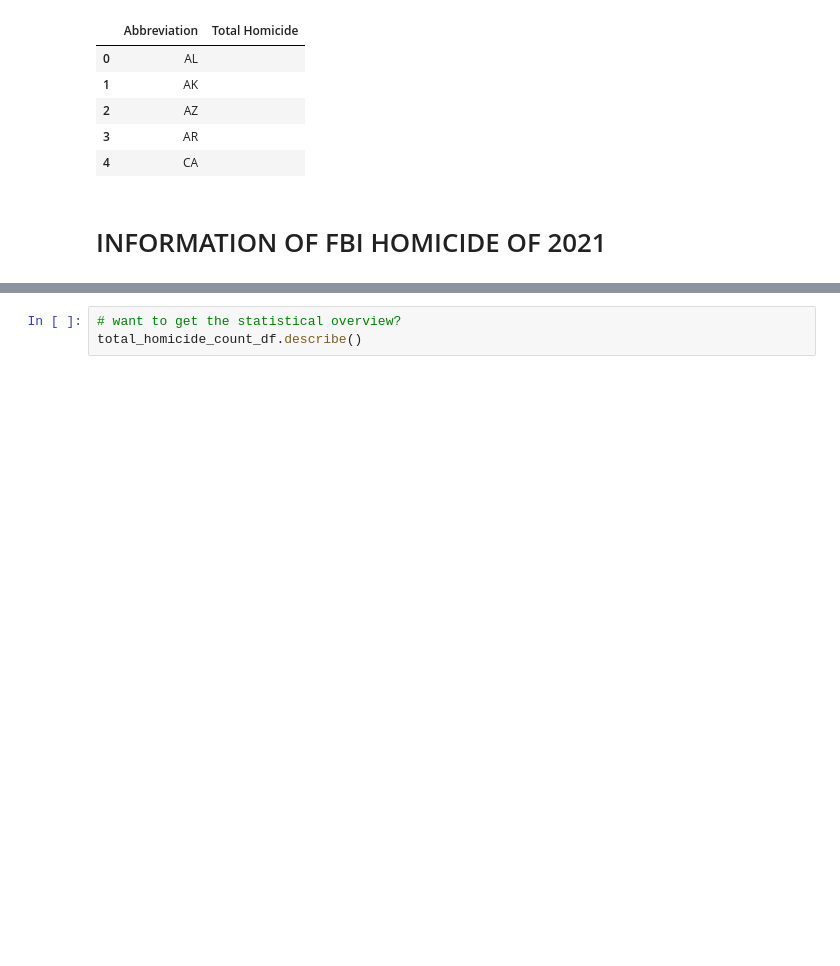
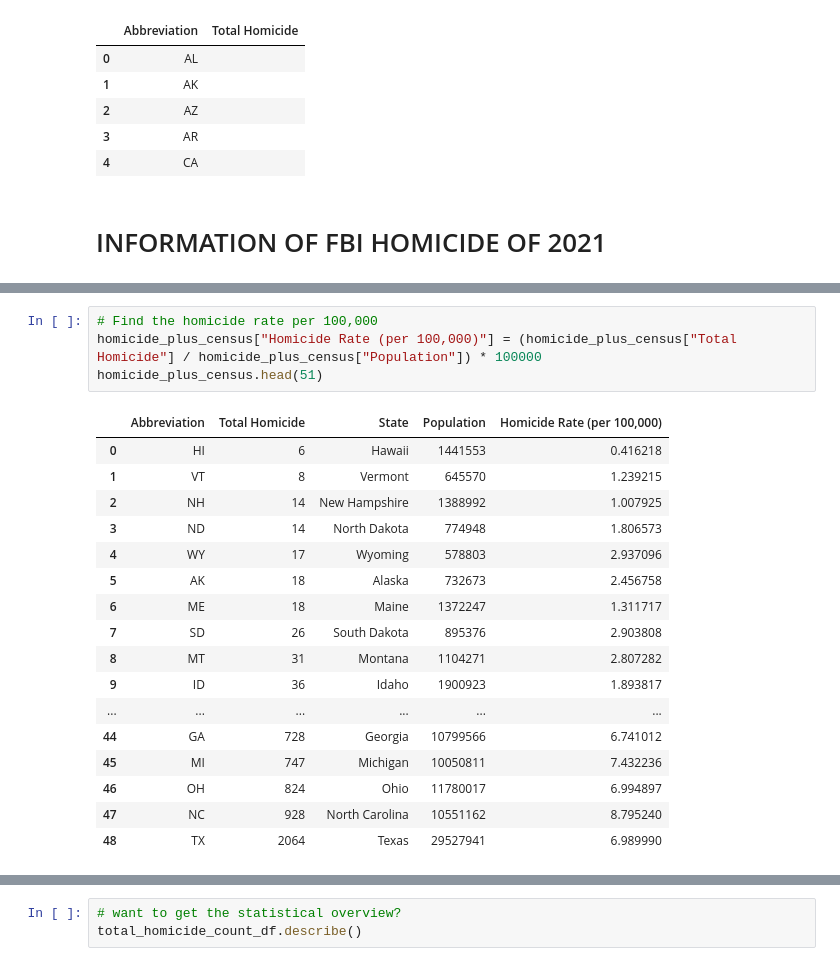
Before and after one commit to hrollin5/project_one, a Jupyter notebook: data_prep.ipynb, the cells around one changed output, grey strips where cells are left out. Cells and saved outputs as stored; diff of their text form; blank space fills up the shorter version.

```diff
--- a/data_prep.ipynb
+++ b/data_prep.ipynb
@@ -99,0 +158,22 @@ NameError: name 'total_homicide_count_df' is not defined
+# %%
+# Find the homicide rate per 100,000
+homicide_plus_census["Homicide Rate (per 100,000)"] = (homicide_plus_census["Total Homicide"] / homicide_plus_census["Population"]) * 100000
+homicide_plus_census.head(51)
+# %% [output]
+|  | Abbreviation | Total Homicide | State | Population | Homicide Rate (per 100,000) |
+| 0 | HI | 6 | Hawaii | 1441553 | 0.416218 |
+| 1 | VT | 8 | Vermont | 645570 | 1.239215 |
+| 2 | NH | 14 | New Hampshire | 1388992 | 1.007925 |
+| 3 | ND | 14 | North Dakota | 774948 | 1.806573 |
+| 4 | WY | 17 | Wyoming | 578803 | 2.937096 |
+| 5 | AK | 18 | Alaska | 732673 | 2.456758 |
+| 6 | ME | 18 | Maine | 1372247 | 1.311717 |
+| 7 | SD | 26 | South Dakota | 895376 | 2.903808 |
+| 8 | MT | 31 | Montana | 1104271 | 2.807282 |
+| 9 | ID | 36 | Idaho | 1900923 | 1.893817 |
+| ... | ... | ... | ... | ... | ... |
+| 44 | GA | 728 | Georgia | 10799566 | 6.741012 |
+| 45 | MI | 747 | Michigan | 10050811 | 7.432236 |
+| 46 | OH | 824 | Ohio | 11780017 | 6.994897 |
+| 47 | NC | 928 | North Carolina | 10551162 | 8.795240 |
+| 48 | TX | 2064 | Texas | 29527941 | 6.989990 |
```
Also changed, not shown: parts of 19 cells of this notebook, 3 other files.
